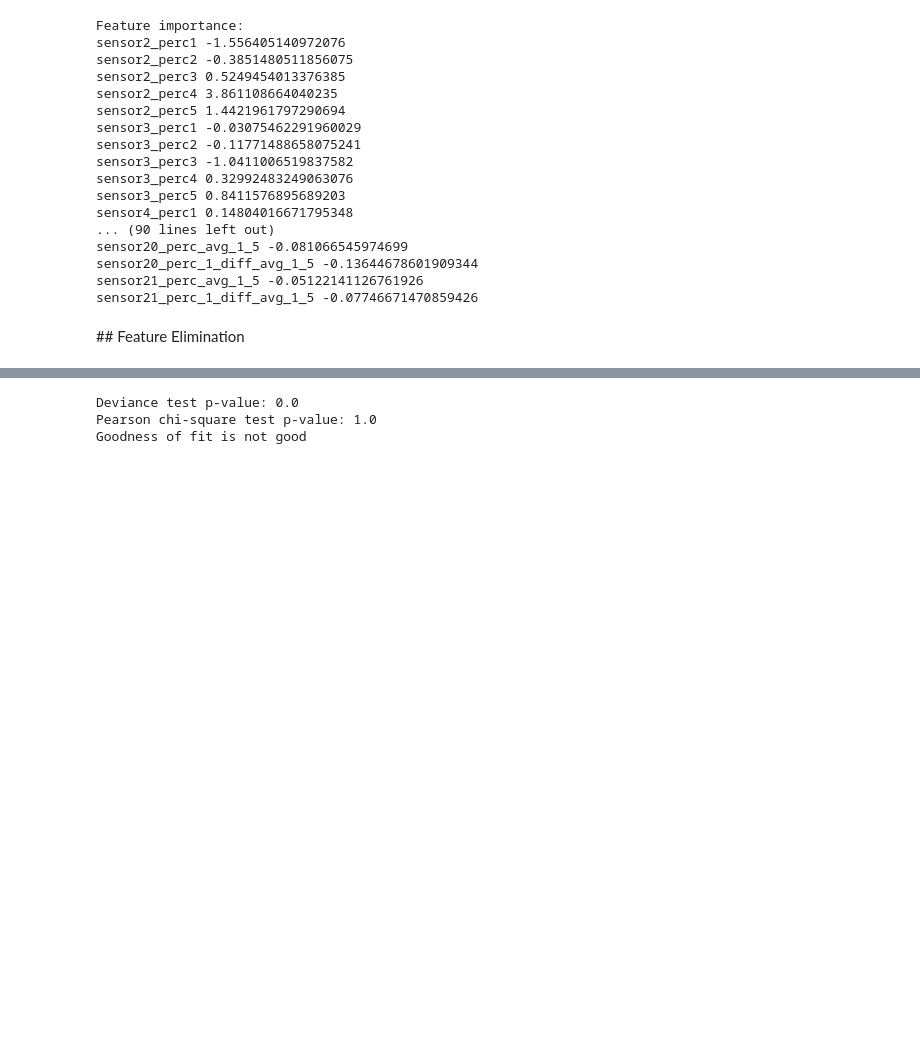
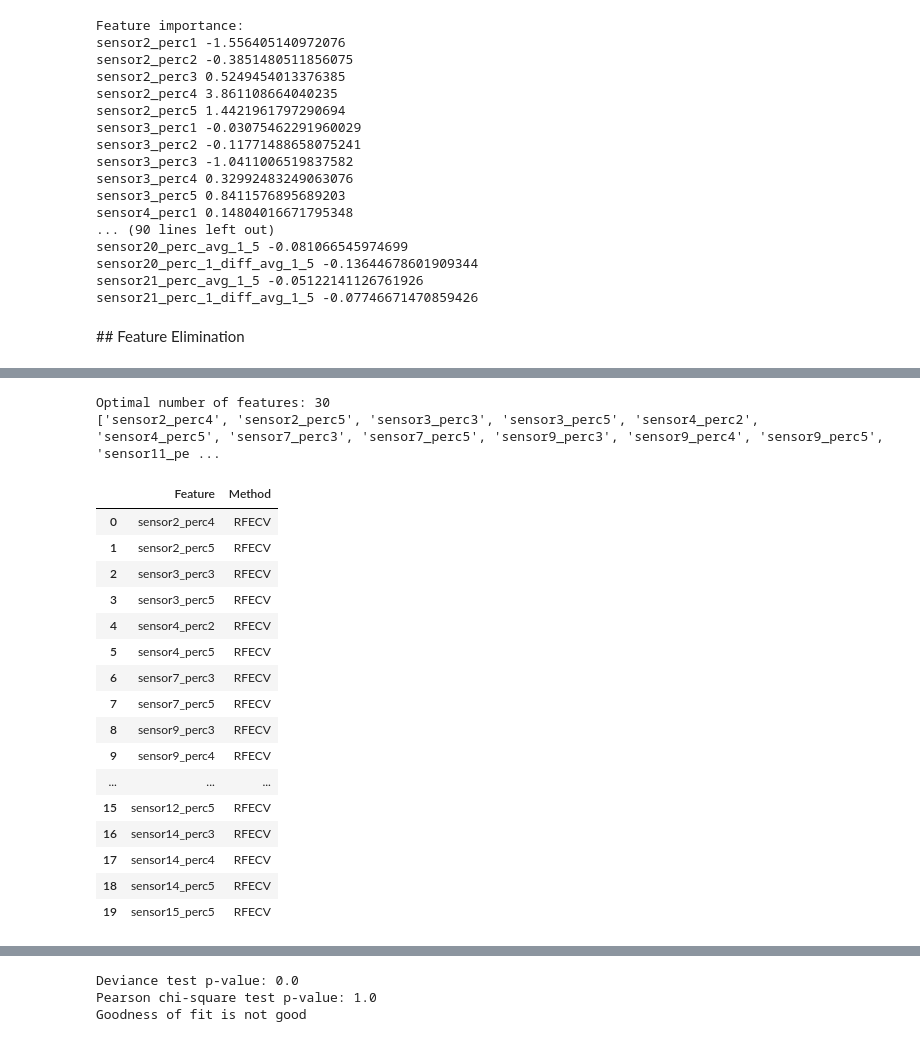
Before and after one commit to egehanyorulmaz/nasa-turbofan-engine-rul-prediction, a Jupyter notebook: LogisticRegression.ipynb, the cells around one changed output, grey strips where cells are left out. Drawn from its saved outputs; the diff is of its cells as text; code cells hidden in the pictures; blank space fills up the shorter version.

```diff
--- a/LogisticRegression.ipynb
+++ b/LogisticRegression.ipynb
@@ -401,0 +467,59 @@ sensor21_perc_1_diff_avg_1_5 -0.07746671470859426
+# %%
+#5. Select features based on Recursive Feature Selection method
+# RFECV
+from sklearn.feature_selection import RFECV
+from sklearn.linear_model import LogisticRegression
+rfe_estimator = "XGBoost"
+rfe_step = 2
+rfe_cv = 5
+rfe_scoring = 'accuracy'
+
+def rfecv_feature_selection(data, train_target, formula, rfe_step, rfe_cv, rfe_scoring):
+
+    estimator_rfe = LogisticRegression(solver='liblinear')
+    data = data.drop('breakdown', axis=1)
+    rfecv = RFECV(estimator = estimator_rfe, step = rfe_step, cv = rfe_cv, scoring = rfe_scoring,
+                  min_features_to_select=30, n_jobs=12)
+    rfecv.fit(data, train_target)
+    # Select feature based on RFE
+    print('Optimal number of features: {}'.format(rfecv.n_features_))
+    rfe_df = pd.DataFrame(columns = ['Feature', 'rfe_filter'])
+    rfe_df['Feature'] = data.columns
+    rfe_df['rfe_filter'] = rfecv.support_.tolist()
+    rfe_df_v2 = rfe_df[rfe_df['rfe_filter']==True]
+    rfe_top_features = rfe_df_v2['Feature'].tolist()
+    print(rfe_top_features)
+
+    rfe_top_features_df = pd.DataFrame(rfe_top_features,columns = ['Feature'])
+    rfe_top_features_df['Method'] = 'RFECV'
+    return rfe_top_features_df,rfecv
+
+formula = target_col + " ~ " + " + ".join(feature_cols)
+
+rfe_top_features_df,rfecv = rfecv_feature_selection(data=X_train_final,
+                                                     train_target = y,
+                                                     formula=formula,
+                                                     rfe_step=2,
+                                                     rfe_cv=4,
+                                                     rfe_scoring=rfe_scoring)
+rfe_top_features_df.head(n=20)
+# %% [output]
+Optimal number of features: 30
+['sensor2_perc4', 'sensor2_perc5', 'sensor3_perc3', 'sensor3_perc5', 'sensor4_perc2', 'sensor4_perc5', 'sensor7_perc3', 'sensor7_perc5', 'sensor9_perc3', 'sensor9_perc4', 'sensor9_perc5', 'sensor11_pe ...
+|  | Feature | Method |
+| 0 | sensor2_perc4 | RFECV |
+| 1 | sensor2_perc5 | RFECV |
+| 2 | sensor3_perc3 | RFECV |
+| 3 | sensor3_perc5 | RFECV |
+| 4 | sensor4_perc2 | RFECV |
+| 5 | sensor4_perc5 | RFECV |
+| 6 | sensor7_perc3 | RFECV |
+| 7 | sensor7_perc5 | RFECV |
+| 8 | sensor9_perc3 | RFECV |
+| 9 | sensor9_perc4 | RFECV |
+| ... | ... | ... |
+| 15 | sensor12_perc5 | RFECV |
+| 16 | sensor14_perc3 | RFECV |
+| 17 | sensor14_perc4 | RFECV |
+| 18 | sensor14_perc5 | RFECV |
+| 19 | sensor15_perc5 | RFECV |
```
Also changed, not shown: parts of 11 cells of this notebook.
